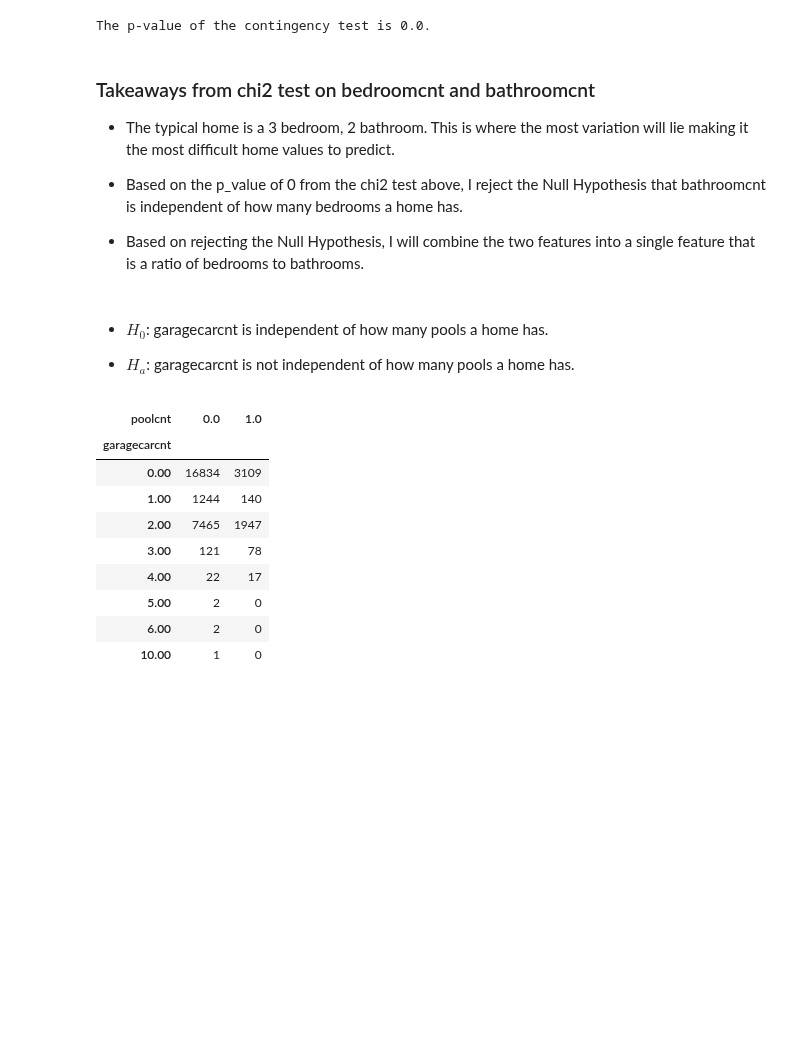
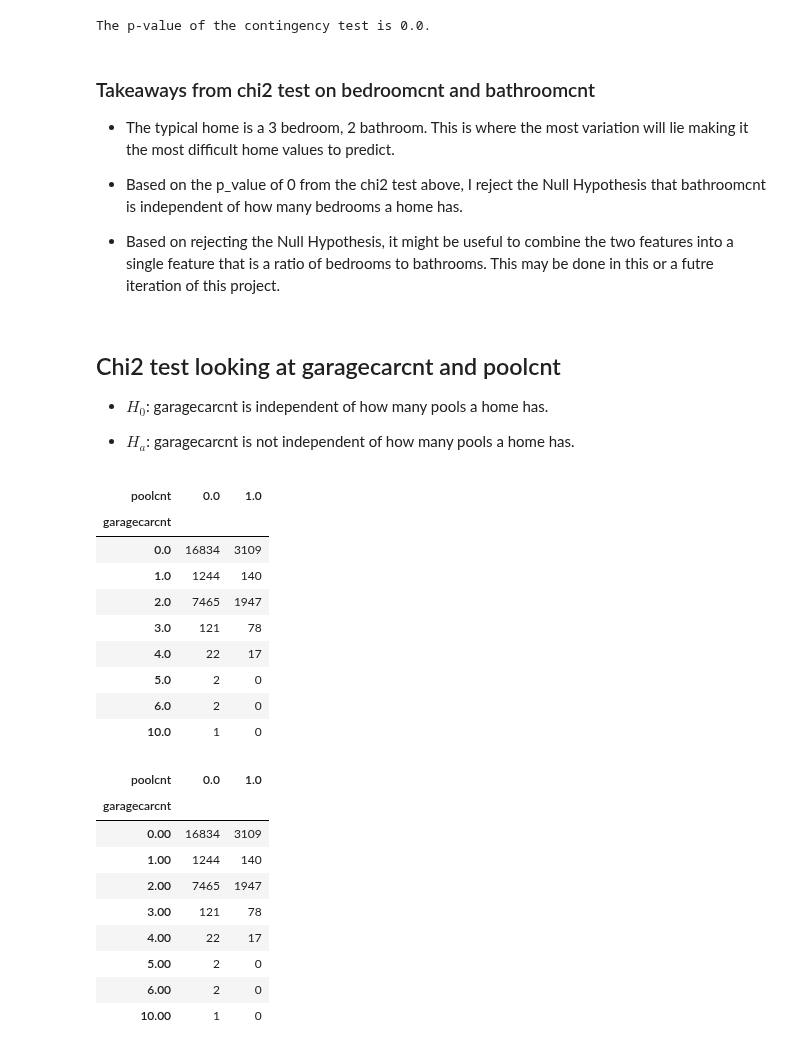
Before and after one commit to FJ-Zillow-Org/Zillow, a Jupyter notebook: deliverable.ipynb, the cells around one changed output. Drawn from its saved outputs; the diff is of its cells as text; code cells hidden in the pictures; blank space fills up the shorter version.

Commit message:
Commit lots of annotation to acquire and prep, moving into explore. Some rearranging based on workflow

```diff
--- a/deliverable.ipynb
+++ b/deliverable.ipynb
@@ -497,11 +549,27 @@ The p-value of the contingency test is 0.0.
 - Based on the p_value of 0 from the chi2 test above, I reject the Null Hypothesis that bathroomcnt is independent of how many bedrooms a home has.
 
 
-- Based on rejecting the Null Hypothesis, I will combine the two features into a single feature that is a ratio of bedrooms to bathrooms.
+- Based on rejecting the Null Hypothesis, it might be useful to combine the two features into a single feature that is a ratio of bedrooms to bathrooms. This may be done in this or a futre iteration of this project.
 # %% [markdown]
+## Chi2 test looking at garagecarcnt and poolcnt
+
 - $H_0$: garagecarcnt is independent of how many pools a home has.
 
 - $H_a$: garagecarcnt is not independent of how many pools a home has.
+# %%
+contingency_table = pd.crosstab(train_cat.garagecarcnt, train_cat.poolcnt).style.background_gradient(cmap='YlOrRd')
+contingency_table
+# %% [output]
+| poolcnt | 0.0 | 1.0 |
+| garagecarcnt |  |  |
+| 0.0 | 16834 | 3109 |
+| 1.0 | 1244 | 140 |
+| 2.0 | 7465 | 1947 |
+| 3.0 | 121 | 78 |
+| 4.0 | 22 | 17 |
+| 5.0 | 2 | 0 |
+| 6.0 | 2 | 0 |
+| 10.0 | 1 | 0 |
 # %%
 contingency_table = pd.crosstab(train_cat.garagecarcnt, train_cat.poolcnt)
 contingency_table
```
Also changed, not shown: parts of 53 cells of this notebook.
